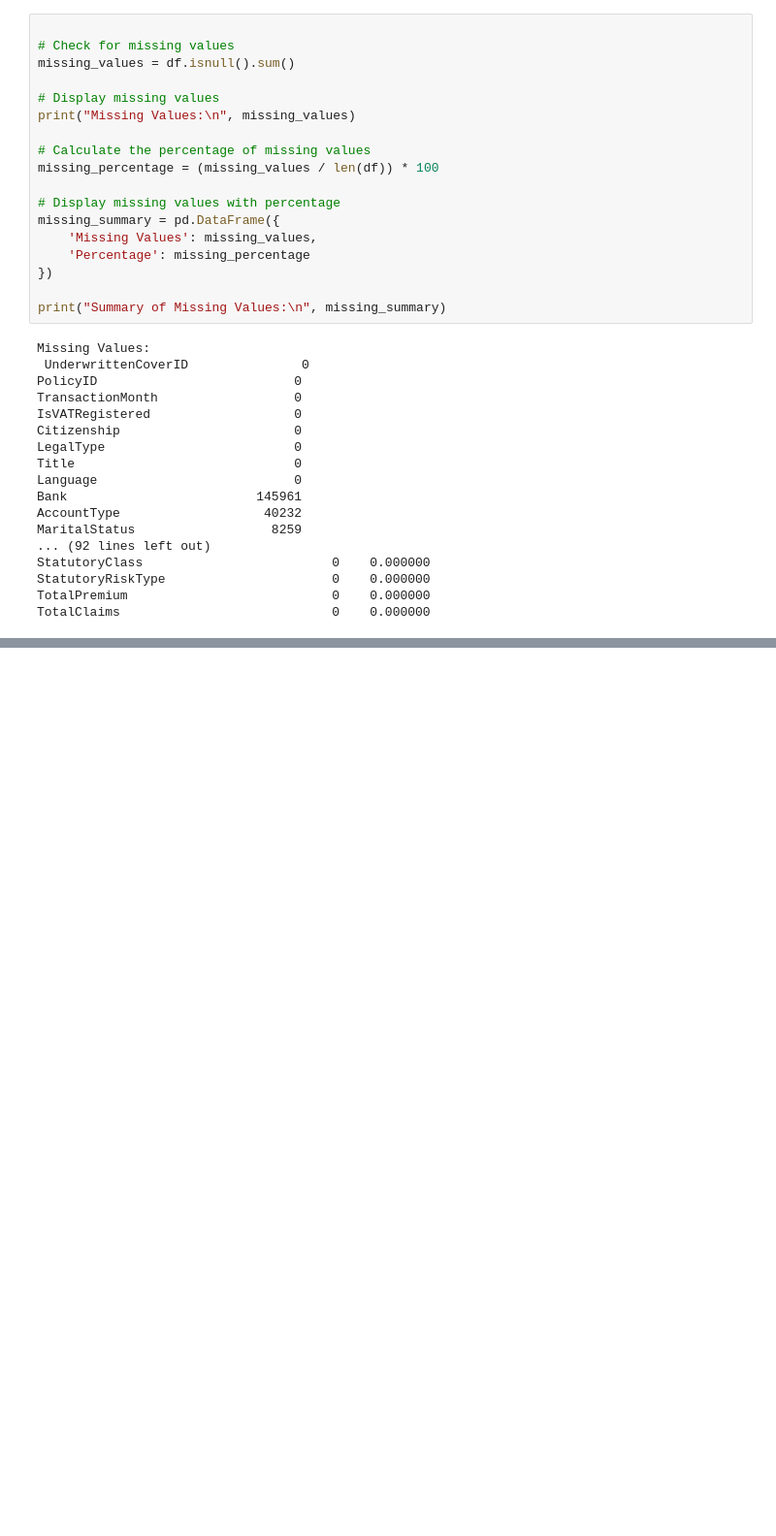
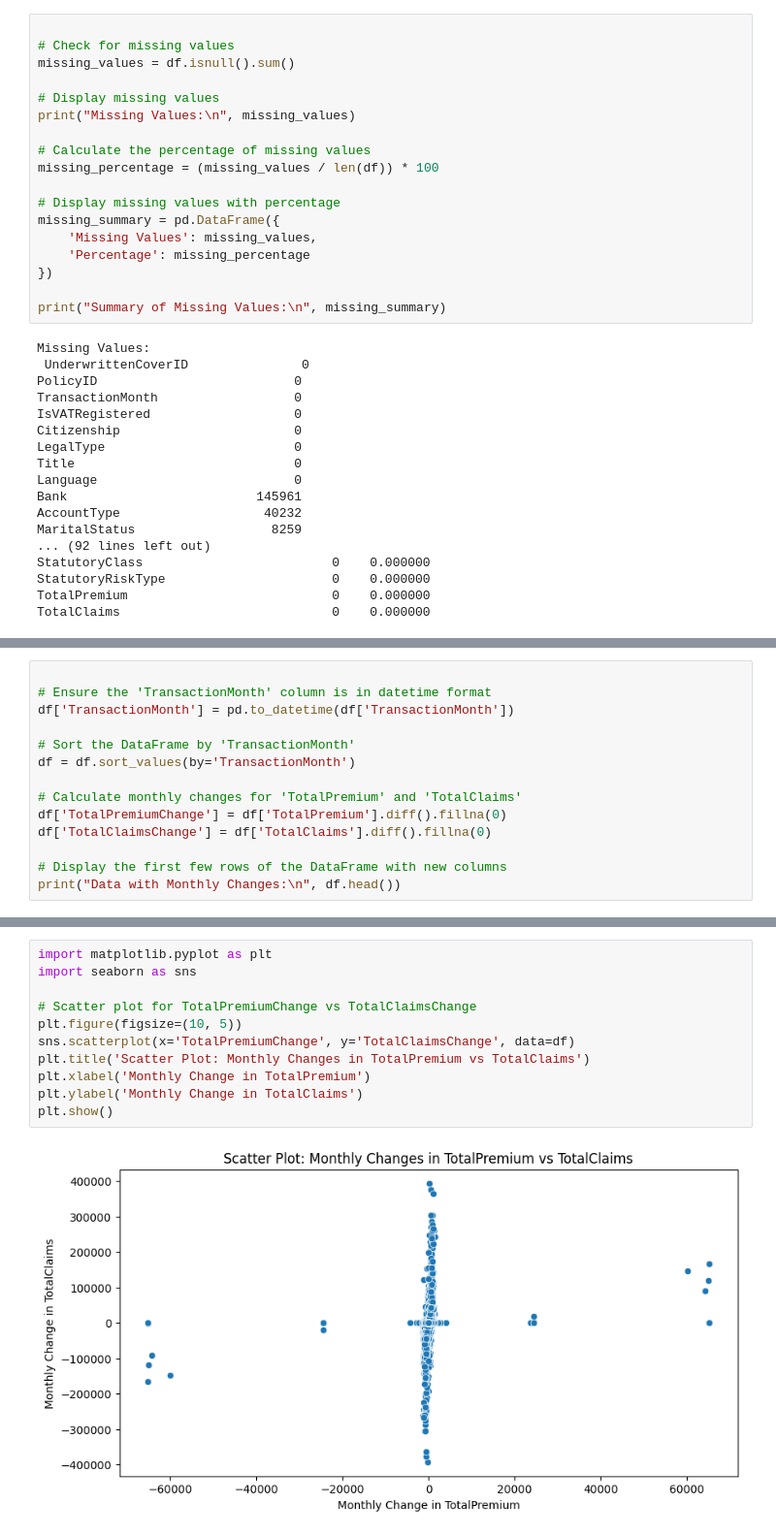
Before and after one commit to beza-lab/KAIM-WEEK3, a Jupyter notebook: notebooks/eda_analysis.ipynb, the cells around one changed output, grey strips where cells are left out. Shown at 97% size. Cells and saved outputs as stored; diff of their text form; blank space fills up the shorter version.

```diff
--- a/notebooks/eda_analysis.ipynb
+++ b/notebooks/eda_analysis.ipynb
@@ -142,3 +118,17 @@ for col in categorical_cols:
 # %% [output]
 [figure]
 [figure]
+# %%
+
+# Ensure the 'TransactionMonth' column is in datetime format
+df['TransactionMonth'] = pd.to_datetime(df['TransactionMonth'])
+
+# Sort the DataFrame by 'TransactionMonth'
+df = df.sort_values(by='TransactionMonth')
+
+# Calculate monthly changes for 'TotalPremium' and 'TotalClaims'
+df['TotalPremiumChange'] = df['TotalPremium'].diff().fillna(0)
+df['TotalClaimsChange'] = df['TotalClaims'].diff().fillna(0)
+
+# Display the first few rows of the DataFrame with new columns
+print("Data with Monthly Changes:\n", df.head())
@@ -144,0 +153,13 @@ for col in categorical_cols:
+# %%
+import matplotlib.pyplot as plt
+import seaborn as sns
+
+# Scatter plot for TotalPremiumChange vs TotalClaimsChange
+plt.figure(figsize=(10, 5))
+sns.scatterplot(x='TotalPremiumChange', y='TotalClaimsChange', data=df)
+plt.title('Scatter Plot: Monthly Changes in TotalPremium vs TotalClaims')
+plt.xlabel('Monthly Change in TotalPremium')
+plt.ylabel('Monthly Change in TotalClaims')
+plt.show()
+# %% [output]
+[figure, added]
```
Also changed, not shown: parts of 15 cells of this notebook.
